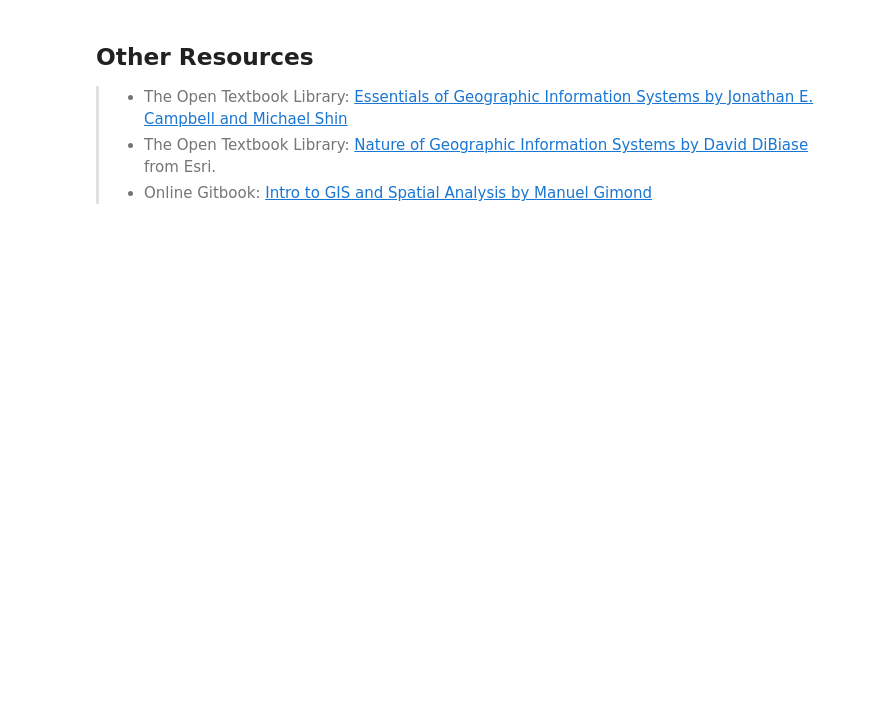
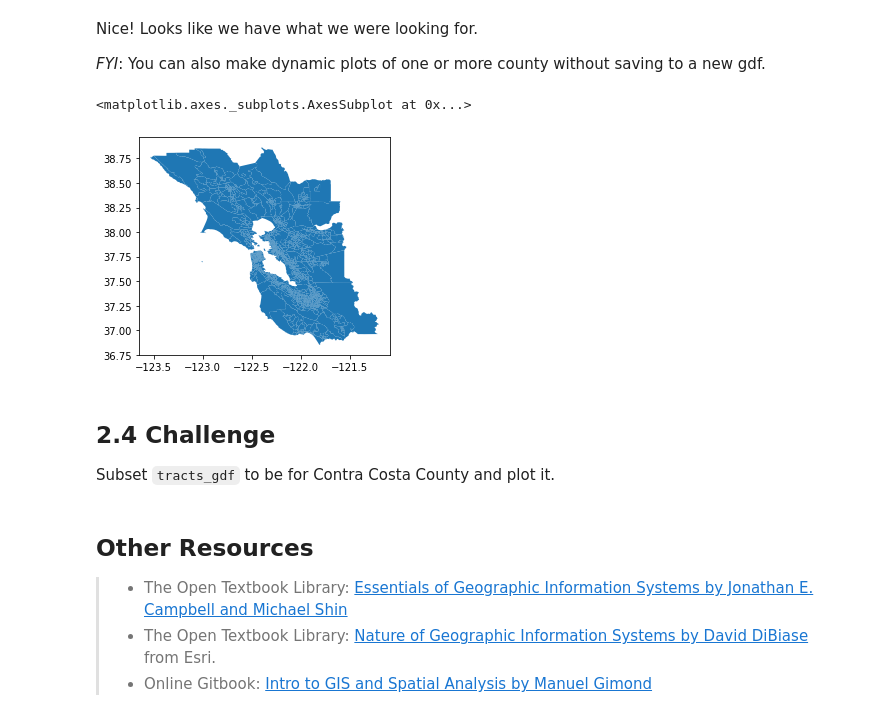
Before and after one commit to dlab-berkeley/Python-Geospatial-Fundamentals-Legacy, a Jupyter notebook: new_sequence/day_1/2_Geospatial Data.ipynb, the cells around one changed output. Saved outputs shown, nothing was run; the diff lists cells and outputs as text; code cells hidden in the pictures; blank space fills up the shorter version.

```diff
--- a/new_sequence/day_1/2_Geospatial Data.ipynb
+++ b/new_sequence/day_1/2_Geospatial Data.ipynb
@@ -12,0 +244,15 @@ Just so we are on the same page..
+# %% [markdown]
+Nice! Looks like we have what we were looking for.
+
+*FYI*: You can also make dynamic plots of one or more county without saving to a new gdf.
+# %%
+# Dynamic plot of the census tracts for the 10 County Bay Area
+# Alameda, Contra Costa, Marin, Napa, San Francisco, San Mateo, Santa Clara, Santa Cruz, Solano, Sonoma
+tracts_gdf[tracts_gdf['COUNTYFP'].isin(['001','013','041','055','075','081', '085','087','095','097'])].plot()
+# %% [output]
+<matplotlib.axes._subplots.AxesSubplot at 0x...>
+[figure, added]
+# %% [markdown]
+## 2.4 Challenge
+
+Subset `tracts_gdf` to be for Contra Costa County and plot it.
```
Also changed, not shown: parts of 33 cells of this notebook.
